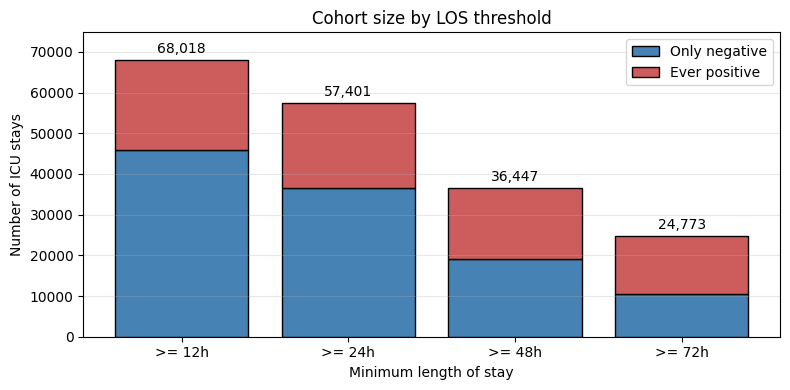
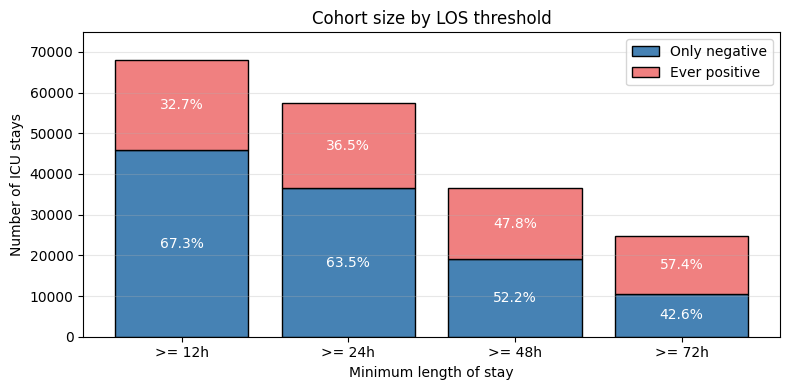
The change to this notebook cell's code, shown as a diff; its figure went from the first image to the second:
--- before
+++ after
@@ -32,17 +32,27 @@
 fig, ax = plt.subplots(figsize=(8, 4))
 x_labels = [f">= {t}h" for t in thresholds]
-bars_neg = ax.bar(x_labels, neg_counts, color="steelblue", edgecolor="black", label="Only negative")
+bars_neg = ax.bar(
+    x_labels, neg_counts, color="steelblue", edgecolor="black", label="Only negative"
+)
 bars_pos = ax.bar(
     x_labels,
     pos_counts,
     bottom=neg_counts,
-    color="indianred",
+    color="lightcoral",
     edgecolor="black",
     label="Ever positive",
 )
 
-# Total label on top of each stack
+# Percentage labels inside each segment
 totals = [n + p for n, p in zip(neg_counts, pos_counts)]
-ax.bar_label(bars_pos, labels=[f"{t:,}" for t in totals], padding=3)
+neg_pcts = [n / t * 100 for n, t in zip(neg_counts, totals)]
+pos_pcts = [p / t * 100 for p, t in zip(pos_counts, totals)]
+
+ax.bar_label(
+    bars_neg, labels=[f"{p:.1f}%" for p in neg_pcts], label_type="center", color="white"
+)
+ax.bar_label(
+    bars_pos, labels=[f"{p:.1f}%" for p in pos_pcts], label_type="center", color="white"
+)
 
 ax.set_xlabel("Minimum length of stay")

Commit: Refactor code structure for improved readability and maintainability